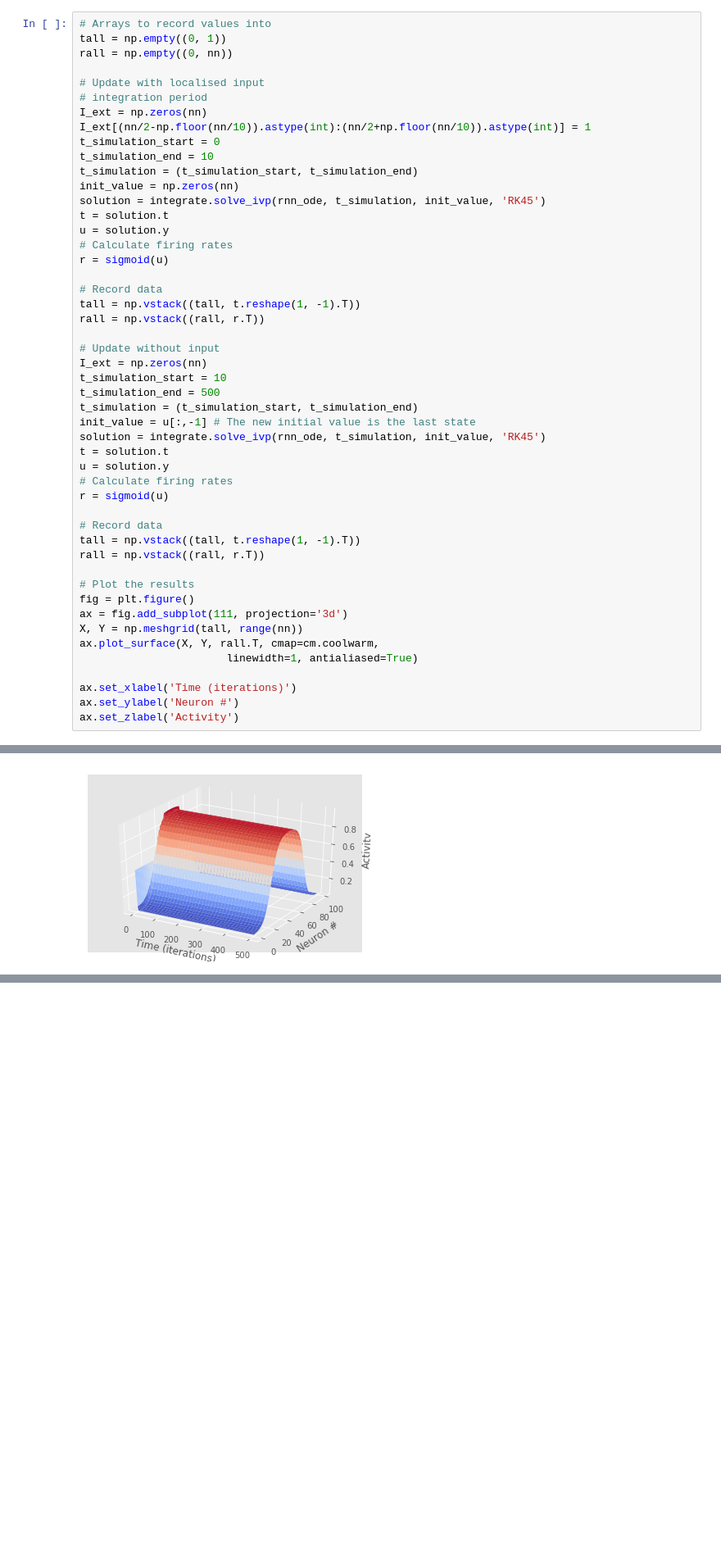
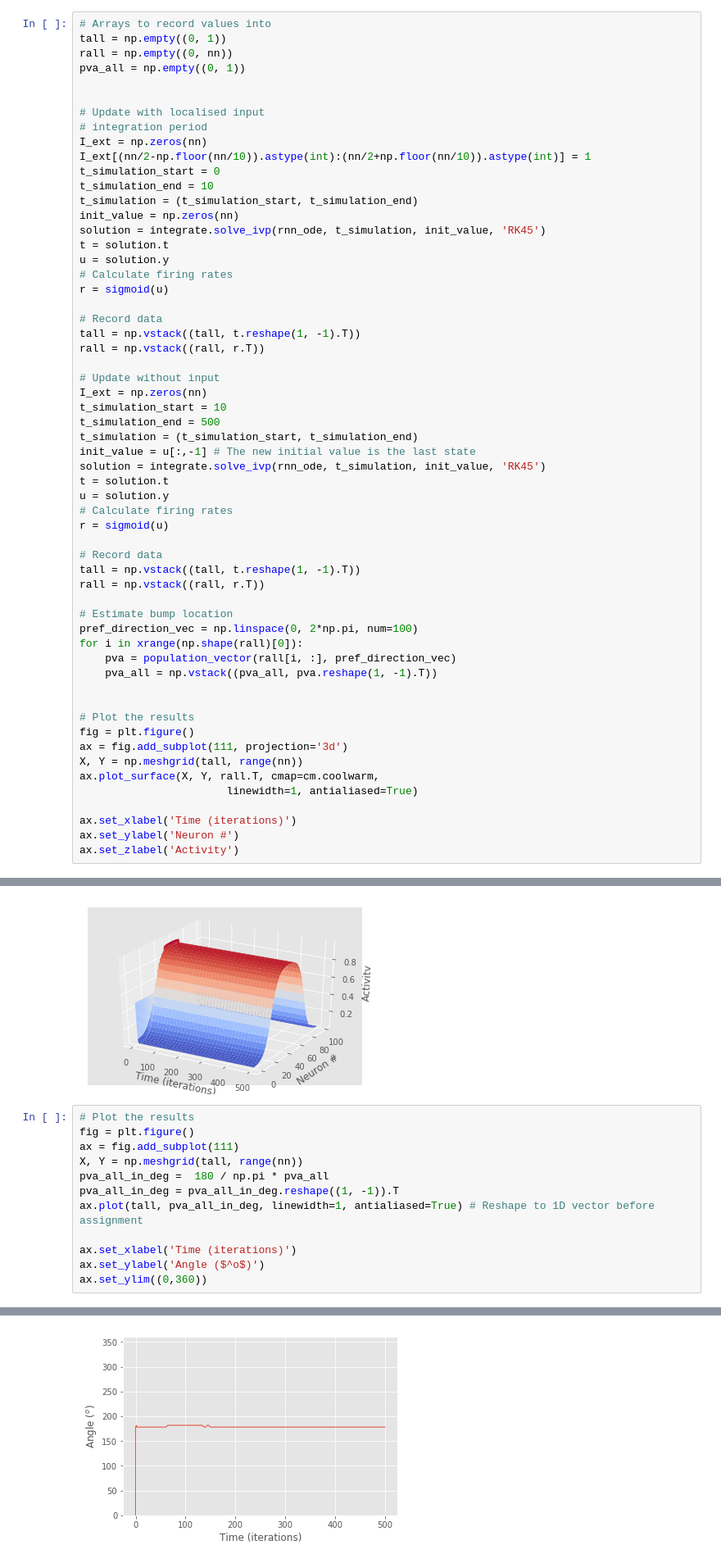
Before and after one commit to johnpi/Pisokas_Hennig_2022_Attractor_Based_Memory_old, a Jupyter notebook: line-attractor-rate-based.ipynb, the cells around one changed output, grey strips where cells are left out. Shown: that part at 82% size. Saved outputs shown, nothing was run; the diff lists cells and outputs as text; blank space fills up the shorter version.

Commit message:
Added plot of the bump location during the simulation

```diff
--- a/line-attractor-rate-based.ipynb
+++ b/line-attractor-rate-based.ipynb
@@ -173,6 +173,8 @@ def rnn_ode(t, u):
 # Arrays to record values into
 tall = np.empty((0, 1))
 rall = np.empty((0, nn))
+pva_all = np.empty((0, 1))
+
 
 # Update with localised input
 # integration period
@@ -208,6 +210,13 @@ r = sigmoid(u)
 tall = np.vstack((tall, t.reshape(1, -1).T))
 rall = np.vstack((rall, r.T))
 
+# Estimate bump location
+pref_direction_vec = np.linspace(0, 2*np.pi, num=100)
+for i in xrange(np.shape(rall)[0]):
+    pva = population_vector(rall[i, :], pref_direction_vec)
+    pva_all = np.vstack((pva_all, pva.reshape(1, -1).T))
+
+
 # Plot the results
 fig = plt.figure()
 ax = fig.add_subplot(111, projection='3d')
@@ -221,3 +230,16 @@ ax.set_zlabel('Activity')
 # %% [output]
 Text(0.5,0,'Activity')
 [figure]
+# %%
+# Plot the results
+fig = plt.figure()
+ax = fig.add_subplot(111)
+X, Y = np.meshgrid(tall, range(nn))
+pva_all_in_deg =  180 / np.pi * pva_all
+pva_all_in_deg = pva_all_in_deg.reshape((1, -1)).T
+ax.plot(tall, pva_all_in_deg, linewidth=1, antialiased=True) # Reshape to 1D vector before assignment
+
+ax.set_xlabel('Time (iterations)')
+ax.set_ylabel('Angle ($^o$)')
+ax.set_ylim((0,360))
+# %% [output]
@@ -224,3 +247,4 @@ Text(0.5,0,'Activity')
+[figure, added]
 # %% [markdown]
 ### Cells after that are only for testing the values
 # %%
```
Also changed, not shown: parts of 3 cells of this notebook, 1 other file.
